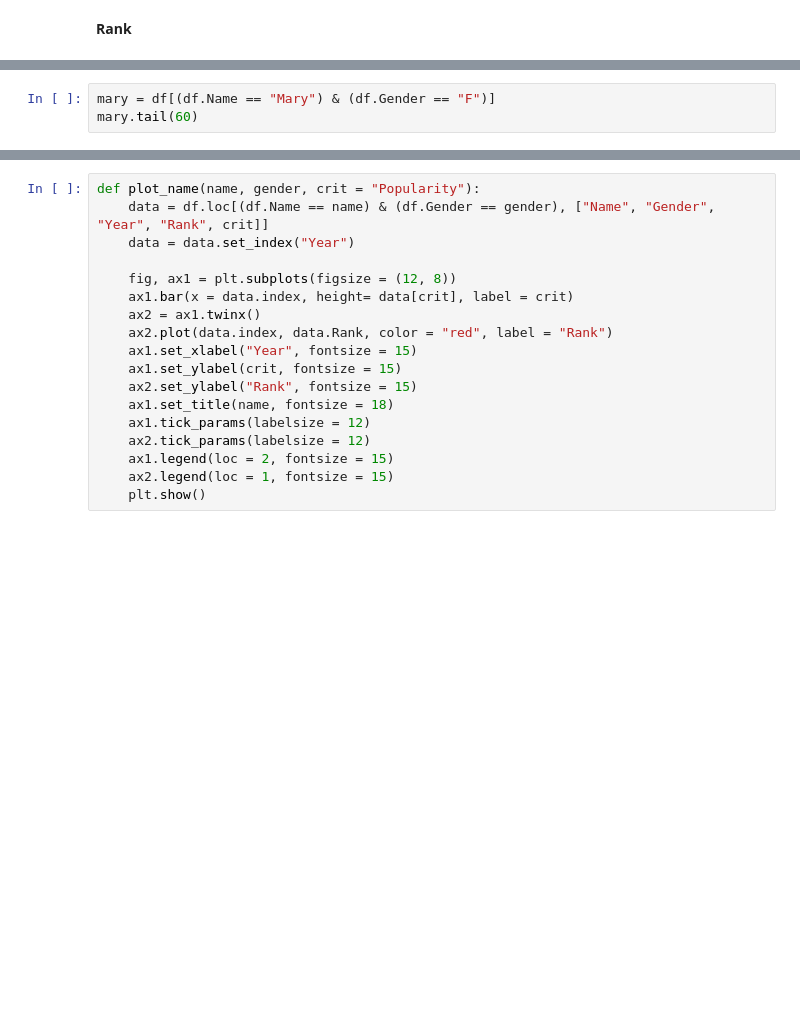
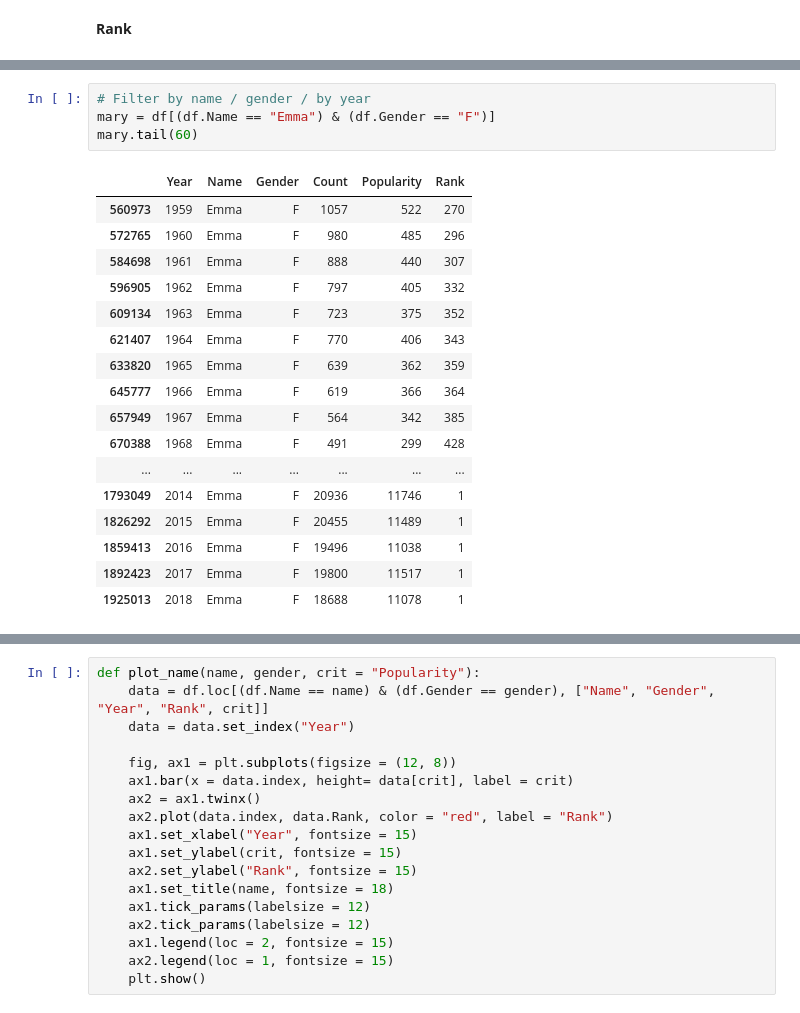
Before and after one commit to HunterKane/Explanatory-Data-Analysis-Advanced-Visuallization-, a Jupyter notebook: Project_07_Explanatory_Babies.ipynb, the cells around one changed output, grey strips where cells are left out. Saved outputs shown, nothing was run; the diff lists cells and outputs as text; blank space fills up the shorter version.

```diff
--- a/Project_07_Explanatory_Babies.ipynb
+++ b/Project_07_Explanatory_Babies.ipynb
@@ -700,4 +718,23 @@ df
 # %%
-mary = df[(df.Name == "Mary") & (df.Gender == "F")]
+# Filter by name / gender / by year
+mary = df[(df.Name == "Emma") & (df.Gender == "F")]
 mary.tail(60)
+# %% [output]
+|  | Year | Name | Gender | Count | Popularity | Rank |
+| 560973 | 1959 | Emma | F | 1057 | 522 | 270 |
+| 572765 | 1960 | Emma | F | 980 | 485 | 296 |
+| 584698 | 1961 | Emma | F | 888 | 440 | 307 |
+| 596905 | 1962 | Emma | F | 797 | 405 | 332 |
+| 609134 | 1963 | Emma | F | 723 | 375 | 352 |
+| 621407 | 1964 | Emma | F | 770 | 406 | 343 |
+| 633820 | 1965 | Emma | F | 639 | 362 | 359 |
+| 645777 | 1966 | Emma | F | 619 | 366 | 364 |
+| 657949 | 1967 | Emma | F | 564 | 342 | 385 |
+| 670388 | 1968 | Emma | F | 491 | 299 | 428 |
+| ... | ... | ... | ... | ... | ... | ... |
+| 1793049 | 2014 | Emma | F | 20936 | 11746 | 1 |
+| 1826292 | 2015 | Emma | F | 20455 | 11489 | 1 |
+| 1859413 | 2016 | Emma | F | 19496 | 11038 | 1 |
+| 1892423 | 2017 | Emma | F | 19800 | 11517 | 1 |
+| 1925013 | 2018 | Emma | F | 18688 | 11078 | 1 |
 # %%
```
Also changed, not shown: parts of 20 cells of this notebook.
